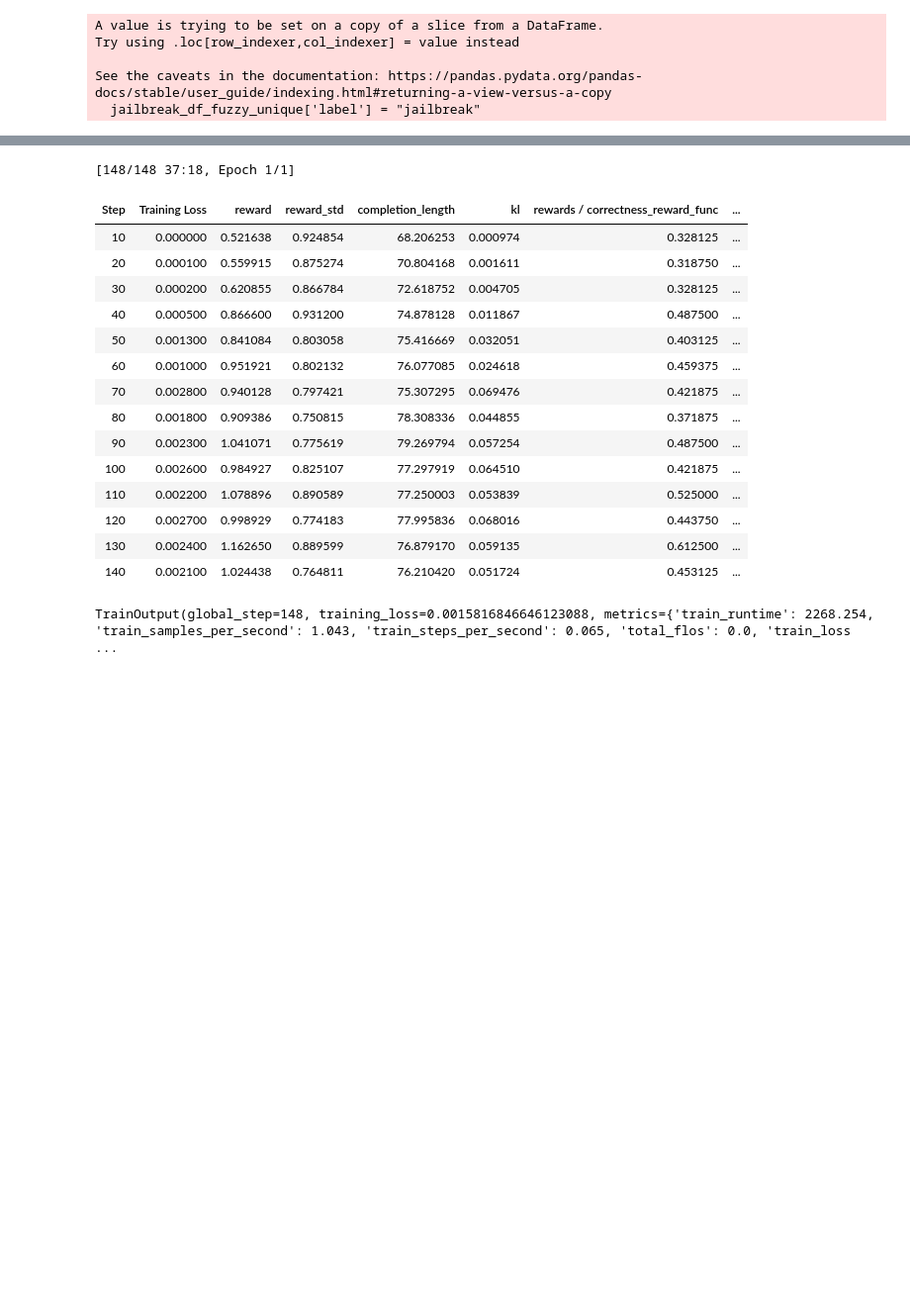
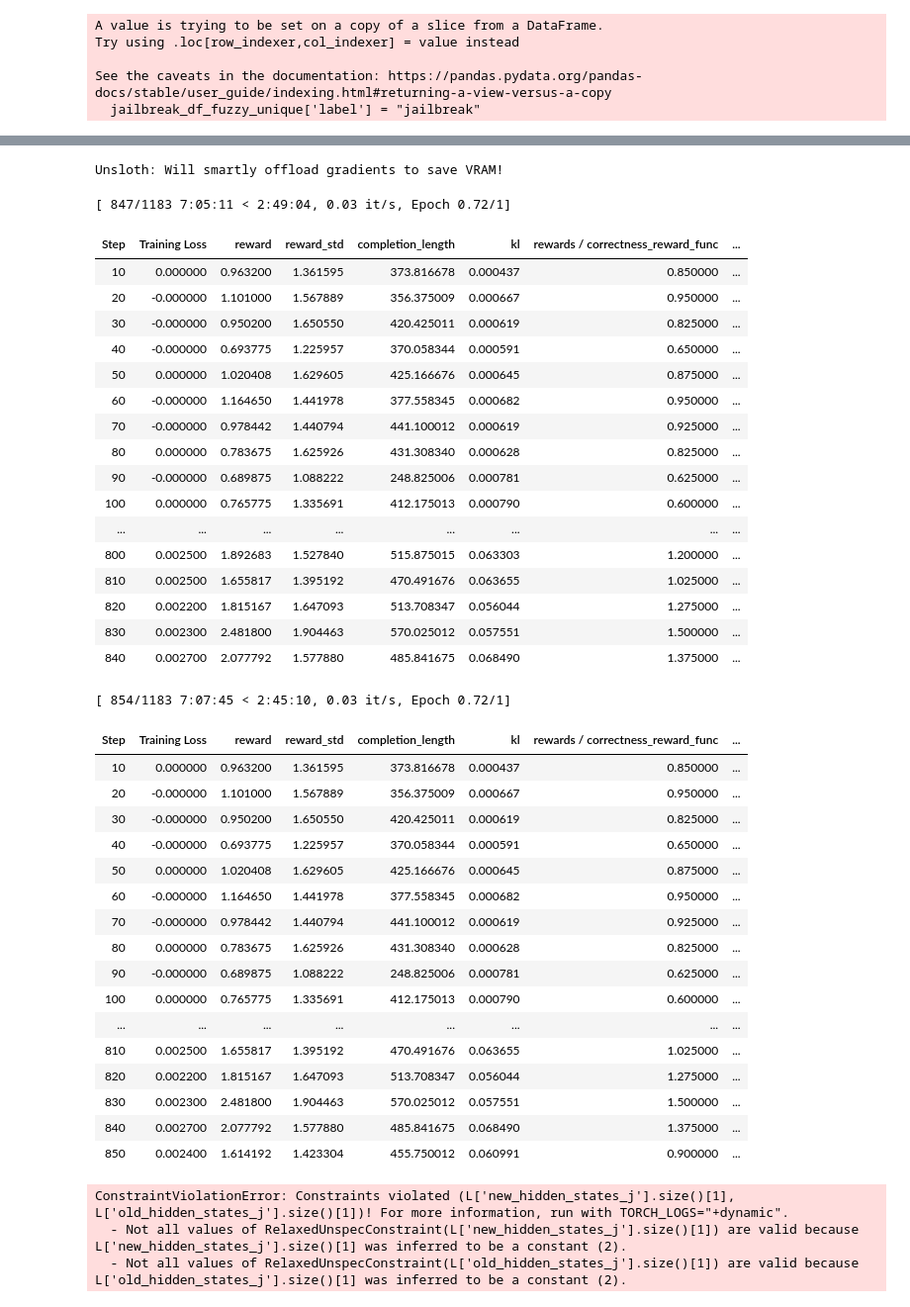
Before and after one commit to SchmitzAndrew/jailbreak-defense, a Jupyter notebook: model/llama_grpo_final.ipynb, the cells around one changed output, grey strips where cells are left out. Shown at 99% size. Drawn from its saved outputs; the diff is of its cells as text; code cells hidden in the pictures; blank space fills up the shorter version.

```diff
--- a/model/llama_grpo_final.ipynb
+++ b/model/llama_grpo_final.ipynb
@@ -20,15 +18,16 @@ from unsloth import is_bfloat16_supported, FastLanguageModel, PatchFastRL
 # %%
 PatchFastRL("GRPO", FastLanguageModel)
 # %%
-MAX_LENGTH = 2048  # Hard limit
+MAX_LENGTH = 1024  # Hard limit
 lora_rank = 8 # Larger rank = smarter, but slower 16
 
 model, tokenizer = FastLanguageModel.from_pretrained(
     model_name = "unsloth/Llama-3.2-3B-Instruct",
     max_seq_length = MAX_LENGTH,
+    load_in_4bit = True,
     fast_inference = True, # Enable vLLM fast inference
     max_lora_rank = lora_rank,
-    gpu_memory_utilization = 0.5, # Reduce if out of memory
+    gpu_memory_utilization = 0.3, # Reduce if out of memory
 )
 
 model = FastLanguageModel.get_peft_model(
@@ -136,7 +135,7 @@ regular_df_sampled = regular_df.sample(n=num_jailbreak, random_state=42)
 
 # Add labels
 jailbreak_df_fuzzy_unique['label'] = "jailbreak"
-regular_df_sampled['label'] = "safe"
+regular_df_sampled['label'] = "benign"
 
 # Combine and shuffle
 combined_df = pd.concat([jailbreak_df_fuzzy_unique, regular_df_sampled]).sample(frac=1, random_state=42)
@@ -258,30 +251,30 @@ def calc_reasoning_score(word_count):
 
 # Reward Functions
 def correctness_reward_func(prompts, completions, answer, **kwargs) -> list[float]:
-    responses = [completion[0]['content'] for completion in completions]
+    responses = completions
     extracted_answers = [extract_answer(r) for r in responses]
     return [3.0 if r == a else 0.0 for r, a in zip(extracted_answers, answer)]
 
 def strict_format_reward_func(completions, **kwargs) -> list[float]:
     pattern = r"^<reasoning>\n.*?\n</reasoning>\n<answer>\n.*?\n</answer>\n$"
-    responses = [completion[0]["content"] for completion in completions]
+    responses = completions
     matches = [re.match(pattern, r) for r in responses]
     return [0.5 if match else 0.0 for match in matches]
 
 def soft_format_reward_func(completions, **kwargs) -> list[float]:
     pattern = r"<reasoning>.*?</reasoning>\s*<answer>.*?</answer>"
-    responses = [completion[0]["content"] for completion in completions]
+    responses = completions
     matches = [re.match(pattern, r) for r in responses]
     return [0.5 if match else 0.0 for match in matches]
 
 def reasoning_length_reward_func(completions, **kwargs) -> list[float]:
     # Ideally, reasoning length should be around 250 words to balance reasoning depth with efficiency
-    responses = [completion[0]["content"] for completion in completions]
+    responses = completions
     reasoning_lens = [count_reasoning_len(r) for r in responses]
     return [calc_reasoning_score(r_len) for r_len in reasoning_lens]
 
 def string_reward_func(completions, **kwargs) -> list[float]:
-    responses = [completion[0]['content'] for completion in completions]
+    responses = completions
     scores = []
     for a in responses:
         a = extract_answer(a)
@@ -292,7 +285,7 @@ def string_reward_func(completions, **kwargs) -> list[float]:
     return scores
 
 def xml_answer_reward_func(completions, **kwargs) -> list[float]:
-    responses = [completion[0]['content'] for completion in completions]
+    responses = completions
     return [count_xml_answer(r) for r in responses]
 # %%
 # --- 5. Prepare Model, Trainer, and Start Training ---
@@ -343,41 +339,62 @@ Tue Mar  4 03:41:24 2025
 |=========================================================================================|
 +-----------------------------------------------------------------------------------------+
 # %%
-model.to(torch.bfloat16)
-
 trainer = GRPOTrainer(
     model=model,
     processing_class=tokenizer,
     reward_funcs=[
         correctness_reward_func,
         strict_format_reward_func,
         soft_format_reward_func,
         reasoning_length_reward_func,
         string_reward_func,
         xml_answer_reward_func
     ],
     args=training_args,
     train_dataset=dataset,
 )
 
 # Start training
 trainer.train()
 # %% [output]
-[148/148 37:18, Epoch 1/1]
+Unsloth: Will smartly offload gradients to save VRAM!
+[ 847/1183 7:05:11 < 2:49:04, 0.03 it/s, Epoch 0.72/1]
 | Step | Training Loss | reward | reward_std | completion_length | kl | rewards / correctness_reward_func | ... |
-| 10 | 0.000000 | 0.521638 | 0.924854 | 68.206253 | 0.000974 | 0.328125 | ... |
-| 20 | 0.000100 | 0.559915 | 0.875274 | 70.804168 | 0.001611 | 0.318750 | ... |
-| 30 | 0.000200 | 0.620855 | 0.866784 | 72.618752 | 0.004705 | 0.328125 | ... |
-| 40 | 0.000500 | 0.866600 | 0.931200 | 74.878128 | 0.011867 | 0.487500 | ... |
-| 50 | 0.001300 | 0.841084 | 0.803058 | 75.416669 | 0.032051 | 0.403125 | ... |
-| 60 | 0.001000 | 0.951921 | 0.802132 | 76.077085 | 0.024618 | 0.459375 | ... |
-| 70 | 0.002800 | 0.940128 | 0.797421 | 75.307295 | 0.069476 | 0.421875 | ... |
-| 80 | 0.001800 | 0.909386 | 0.750815 | 78.308336 | 0.044855 | 0.371875 | ... |
-| 90 | 0.002300 | 1.041071 | 0.775619 | 79.269794 | 0.057254 | 0.487500 | ... |
-| 100 | 0.002600 | 0.984927 | 0.825107 | 77.297919 | 0.064510 | 0.421875 | ... |
-| 110 | 0.002200 | 1.078896 | 0.890589 | 77.250003 | 0.053839 | 0.525000 | ... |
-| 120 | 0.002700 | 0.998929 | 0.774183 | 77.995836 | 0.068016 | 0.443750 | ... |
-| 130 | 0.002400 | 1.162650 | 0.889599 | 76.879170 | 0.059135 | 0.612500 | ... |
-| 140 | 0.002100 | 1.024438 | 0.764811 | 76.210420 | 0.051724 | 0.453125 | ... |
+| 10 | 0.000000 | 0.963200 | 1.361595 | 373.816678 | 0.000437 | 0.850000 | ... |
+| 20 | -0.000000 | 1.101000 | 1.567889 | 356.375009 | 0.000667 | 0.950000 | ... |
+| 30 | -0.000000 | 0.950200 | 1.650550 | 420.425011 | 0.000619 | 0.825000 | ... |
+| 40 | -0.000000 | 0.693775 | 1.225957 | 370.058344 | 0.000591 | 0.650000 | ... |
+| 50 | 0.000000 | 1.020408 | 1.629605 | 425.166676 | 0.000645 | 0.875000 | ... |
+| 60 | -0.000000 | 1.164650 | 1.441978 | 377.558345 | 0.000682 | 0.950000 | ... |
+| 70 | -0.000000 | 0.978442 | 1.440794 | 441.100012 | 0.000619 | 0.925000 | ... |
+| 80 | 0.000000 | 0.783675 | 1.625926 | 431.308340 | 0.000628 | 0.825000 | ... |
+| 90 | -0.000000 | 0.689875 | 1.088222 | 248.825006 | 0.000781 | 0.625000 | ... |
+| 100 | 0.000000 | 0.765775 | 1.335691 | 412.175013 | 0.000790 | 0.600000 | ... |
+| ... | ... | ... | ... | ... | ... | ... | ... |
+| 800 | 0.002500 | 1.892683 | 1.527840 | 515.875015 | 0.063303 | 1.200000 | ... |
+| 810 | 0.002500 | 1.655817 | 1.395192 | 470.491676 | 0.063655 | 1.025000 | ... |
+| 820 | 0.002200 | 1.815167 | 1.647093 | 513.708347 | 0.056044 | 1.275000 | ... |
+| 830 | 0.002300 | 2.481800 | 1.904463 | 570.025012 | 0.057551 | 1.500000 | ... |
+| 840 | 0.002700 | 2.077792 | 1.577880 | 485.841675 | 0.068490 | 1.375000 | ... |
-TrainOutput(global_step=148, training_loss=0.0015816846646123088, metrics={'train_runtime': 2268.254, 'train_samples_per_second': 1.043, 'train_steps_per_second': 0.065, 'total_flos': 0.0, 'train_loss ...
+[ 854/1183 7:07:45 < 2:45:10, 0.03 it/s, Epoch 0.72/1]
+| Step | Training Loss | reward | reward_std | completion_length | kl | rewards / correctness_reward_func | ... |
+| 10 | 0.000000 | 0.963200 | 1.361595 | 373.816678 | 0.000437 | 0.850000 | ... |
+| 20 | -0.000000 | 1.101000 | 1.567889 | 356.375009 | 0.000667 | 0.950000 | ... |
+| 30 | -0.000000 | 0.950200 | 1.650550 | 420.425011 | 0.000619 | 0.825000 | ... |
+| 40 | -0.000000 | 0.693775 | 1.225957 | 370.058344 | 0.000591 | 0.650000 | ... |
+| 50 | 0.000000 | 1.020408 | 1.629605 | 425.166676 | 0.000645 | 0.875000 | ... |
+| 60 | -0.000000 | 1.164650 | 1.441978 | 377.558345 | 0.000682 | 0.950000 | ... |
+| 70 | -0.000000 | 0.978442 | 1.440794 | 441.100012 | 0.000619 | 0.925000 | ... |
+| 80 | 0.000000 | 0.783675 | 1.625926 | 431.308340 | 0.000628 | 0.825000 | ... |
+| 90 | -0.000000 | 0.689875 | 1.088222 | 248.825006 | 0.000781 | 0.625000 | ... |
+| 100 | 0.000000 | 0.765775 | 1.335691 | 412.175013 | 0.000790 | 0.600000 | ... |
+| ... | ... | ... | ... | ... | ... | ... | ... |
+| 810 | 0.002500 | 1.655817 | 1.395192 | 470.491676 | 0.063655 | 1.025000 | ... |
+| 820 | 0.002200 | 1.815167 | 1.647093 | 513.708347 | 0.056044 | 1.275000 | ... |
+| 830 | 0.002300 | 2.481800 | 1.904463 | 570.025012 | 0.057551 | 1.500000 | ... |
+| 840 | 0.002700 | 2.077792 | 1.577880 | 485.841675 | 0.068490 | 1.375000 | ... |
+| 850 | 0.002400 | 1.614192 | 1.423304 | 455.750012 | 0.060991 | 0.900000 | ... |
+ConstraintViolationError: Constraints violated (L['new_hidden_states_j'].size()[1], L['old_hidden_states_j'].size()[1])! For more information, run with TORCH_LOGS="+dynamic".
+  - Not all values of RelaxedUnspecConstraint(L['new_hidden_states_j'].size()[1]) are valid because L['new_hidden_states_j'].size()[1] was inferred to be a constant (2).
+  - Not all values of RelaxedUnspecConstraint(L['old_hidden_states_j'].size()[1]) are valid because L['old_hidden_states_j'].size()[1] was inferred to be a constant (2).
 # %%
```
Also changed, not shown: parts of 11 cells of this notebook, 2 other files.
